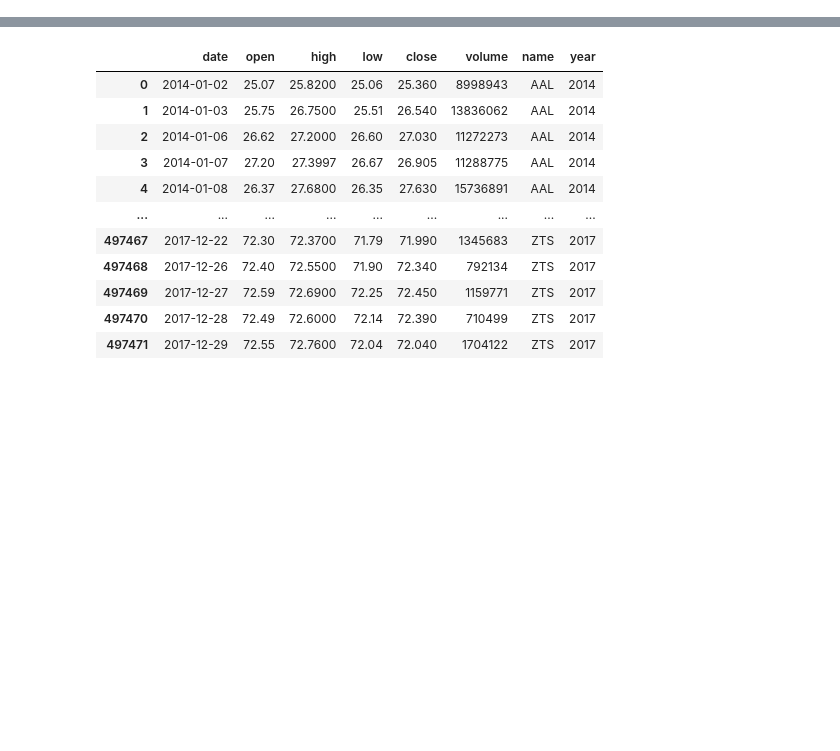
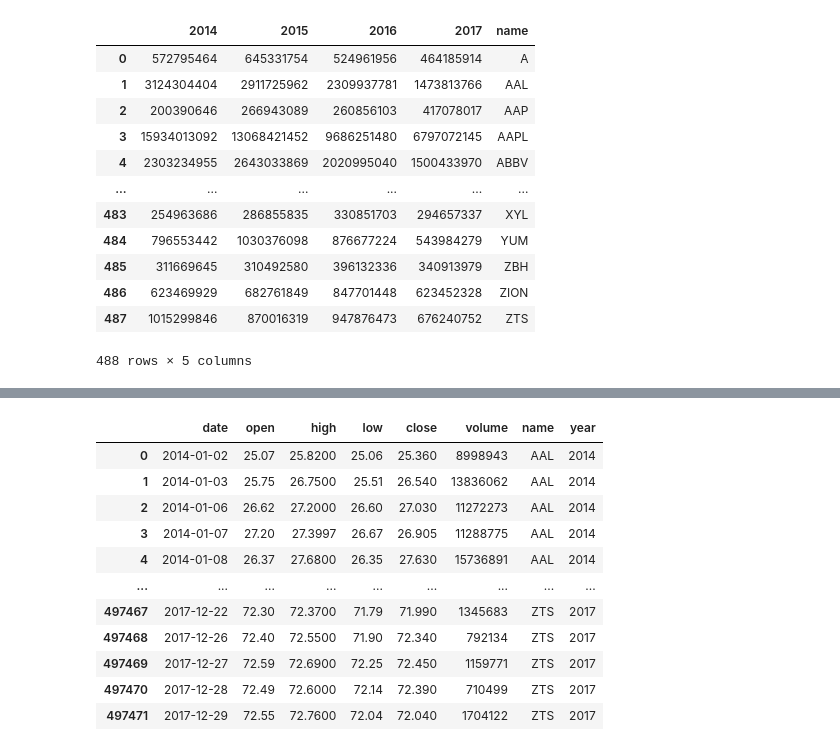
Before and after one commit to baruchfrost/legendary-invention, a Jupyter notebook: data_analysis_bf.ipynb, the cells around one changed output, grey strips where cells are left out. Drawn from its saved outputs; the diff is of its cells as text; code cells hidden in the pictures; blank space fills up the shorter version.

```diff
--- a/data_analysis_bf.ipynb
+++ b/data_analysis_bf.ipynb
@@ -5,6 +5,21 @@ import matplotlib.pyplot as plt
 # %%
 # acquire volume data to create the quintiles
 volume_data = pd.read_csv("all_years_volume_per_stock.csv")
+volume_data
+# %% [output]
+|  | 2014 | 2015 | 2016 | 2017 | name |
+| 0 | 572795464 | 645331754 | 524961956 | 464185914 | A |
+| 1 | 3124304404 | 2911725962 | 2309937781 | 1473813766 | AAL |
+| 2 | 200390646 | 266943089 | 260856103 | 417078017 | AAP |
+| 3 | 15934013092 | 13068421452 | 9686251480 | 6797072145 | AAPL |
+| 4 | 2303234955 | 2643033869 | 2020995040 | 1500433970 | ABBV |
+| ... | ... | ... | ... | ... | ... |
+| 483 | 254963686 | 286855835 | 330851703 | 294657337 | XYL |
+| 484 | 796553442 | 1030376098 | 876677224 | 543984279 | YUM |
+| 485 | 311669645 | 310492580 | 396132336 | 340913979 | ZBH |
+| 486 | 623469929 | 682761849 | 847701448 | 623452328 | ZION |
+| 487 | 1015299846 | 870016319 | 947876473 | 676240752 | ZTS |
+488 rows × 5 columns
 # %%
 # separate the volume data into quintiles per year
 volume_data_2014 = volume_data[["2014", "name"]]
```
Also changed, not shown: parts of 7 cells of this notebook, 4 other files.
